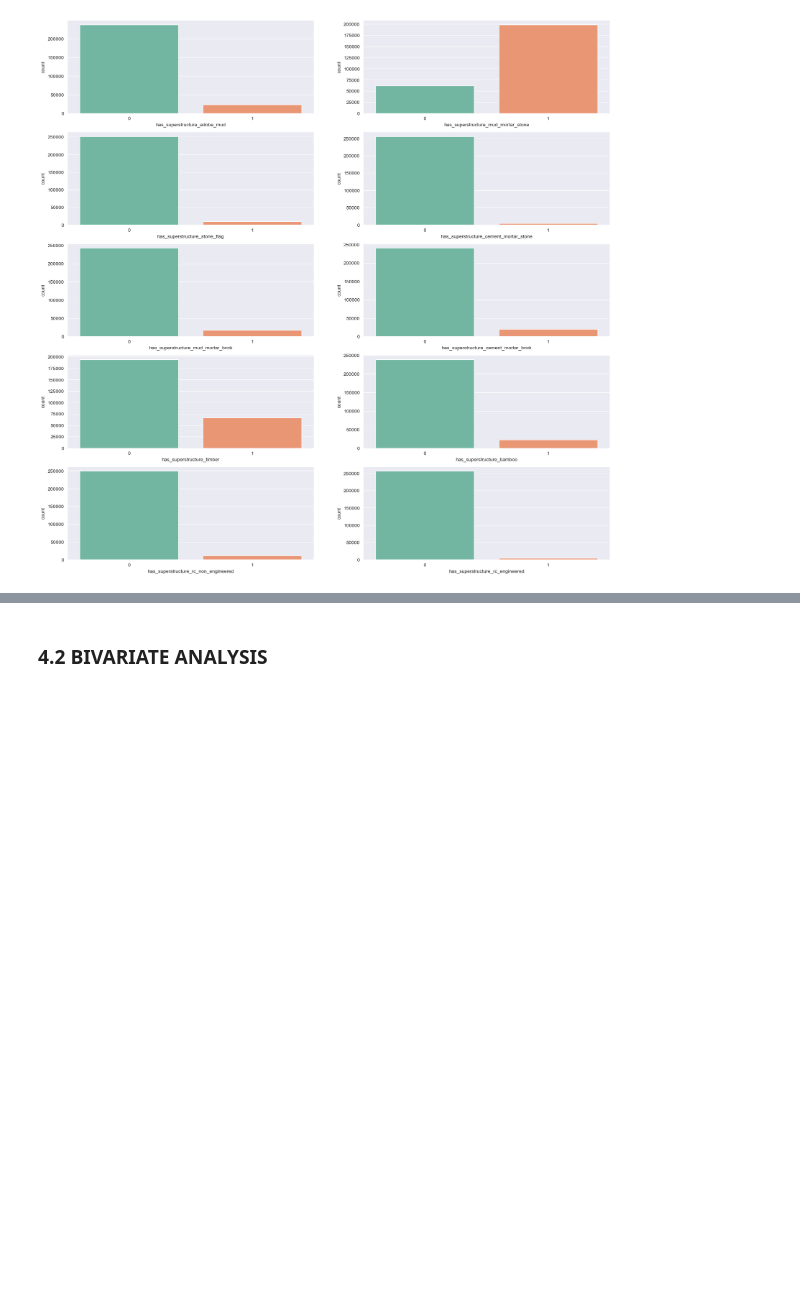
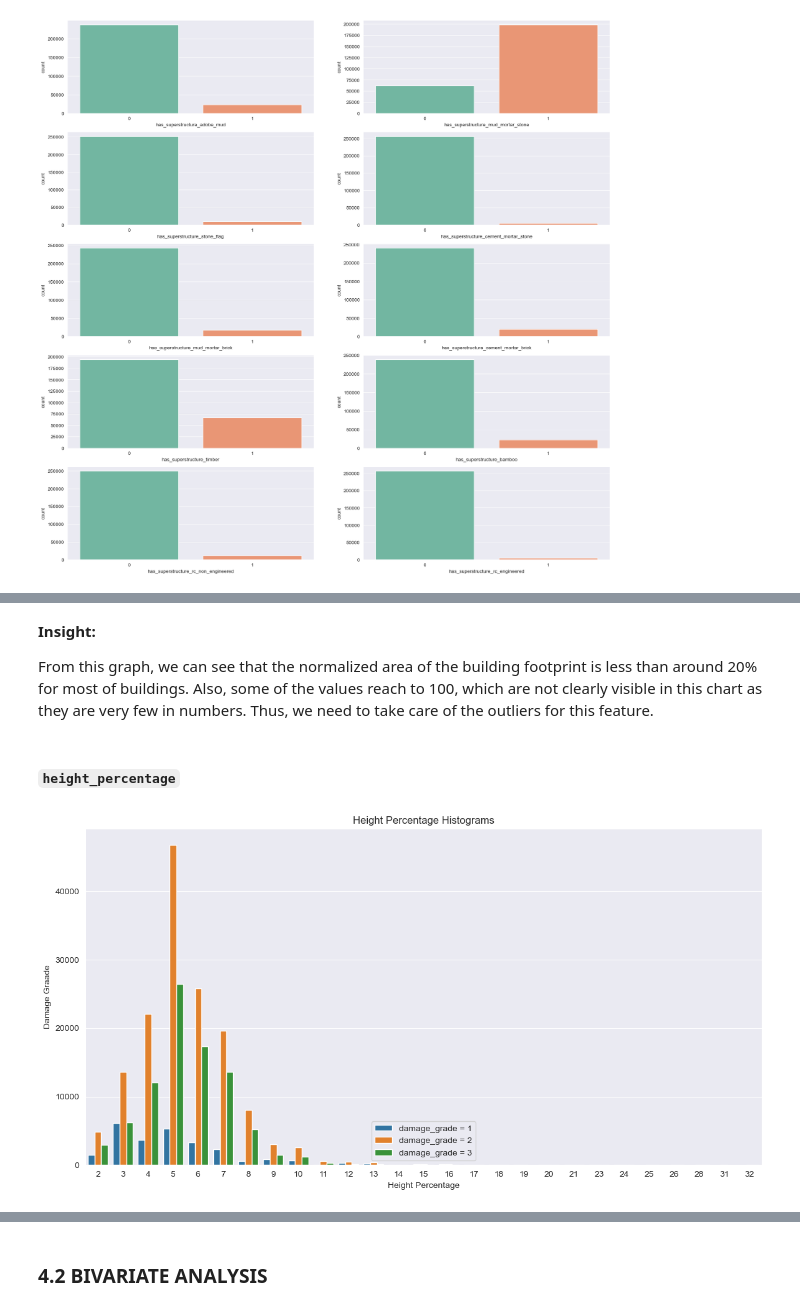
Before and after one commit to Bhandari008/house_damage_prediction, a Jupyter notebook: notebook/EDA.ipynb, the cells around one changed output, grey strips where cells are left out. Drawn from its saved outputs; the diff is of its cells as text; code cells hidden in the pictures; blank space fills up the shorter version.

```diff
--- a/notebook/EDA.ipynb
+++ b/notebook/EDA.ipynb
@@ -341,0 +362,17 @@ plot_proportion(binary_features)
+# %% [markdown]
+**Insight:**
+
+ From this graph, we can see that the normalized area of the building footprint is less than around 20% for most of buildings. Also, some of the values reach to 100, which are not clearly visible in this chart as they are very few in numbers. Thus, we need to take care of the outliers for this feature.
+# %% [markdown]
+#### `height_percentage`
+# %%
+plt.figure(figsize=(14,7))
+sns.countplot(x=df["height_percentage"],hue=df["damage_grade"])
+plt.ylabel("Damage Graade")
+plt.xlabel("Height Percentage")
+# plt.xticks(rotation=90)
+plt.title("Height Percentage Histograms")
+plt.legend(["damage_grade = 1","damage_grade = 2","damage_grade = 3"])
+plt.show()
+# %% [output]
+[figure, added]
```
Also changed, not shown: parts of 80 cells of this notebook, 5 other files.
